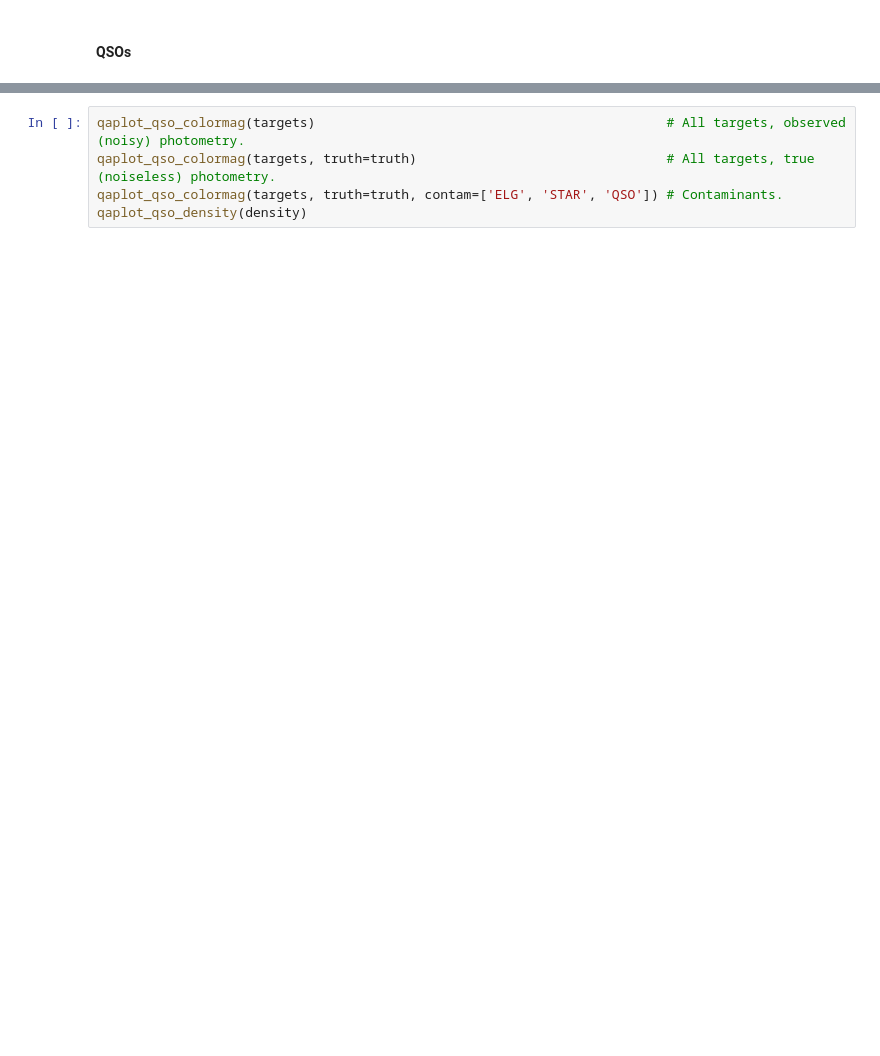
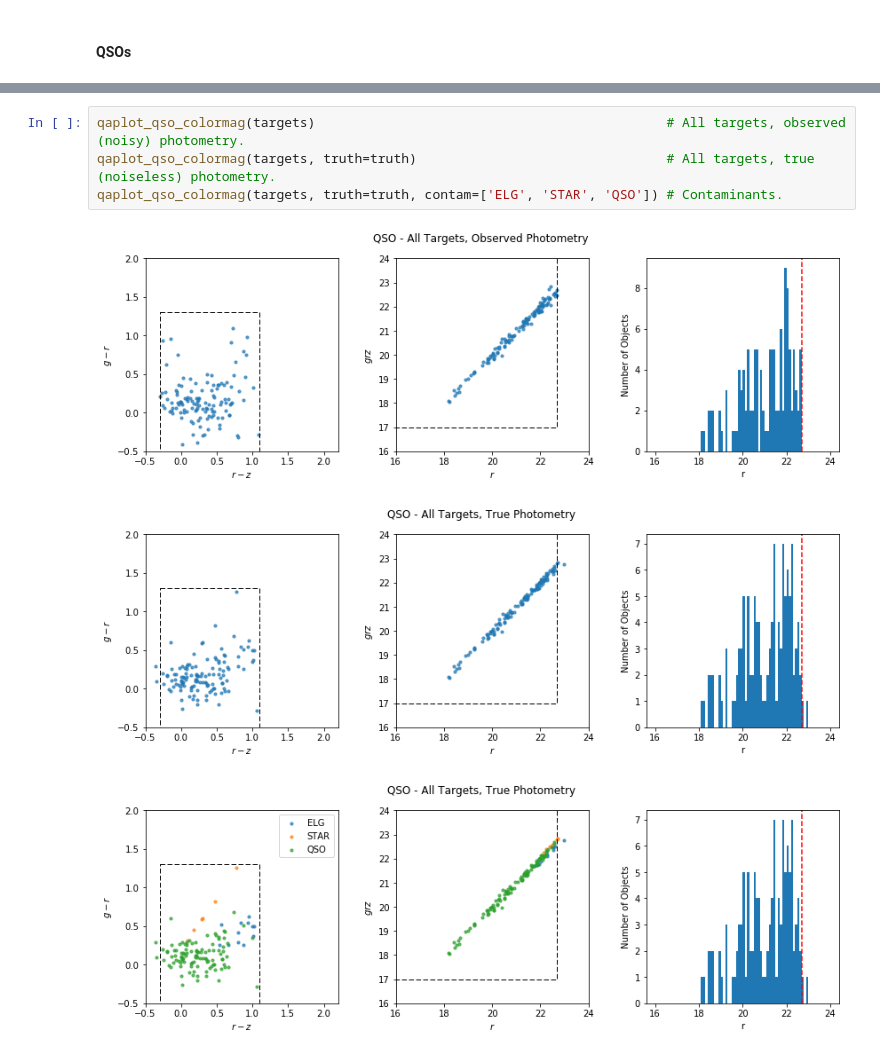
Before and after one commit to desihub/desitarget, a Jupyter notebook: doc/nb/mock-qa.ipynb, the cells around one changed output, grey strips where cells are left out. Saved outputs shown, nothing was run; the diff lists cells and outputs as text; blank space fills up the shorter version.

```diff
--- a/doc/nb/mock-qa.ipynb
+++ b/doc/nb/mock-qa.ipynb
@@ -692,5 +860,8 @@ qaplot_targets_sky(targets, truth, objtype, contam=('ELG', 'QSO', 'STAR'))
 # %%
 qaplot_qso_colormag(targets)                                             # All targets, observed (noisy) photometry.
 qaplot_qso_colormag(targets, truth=truth)                                # All targets, true (noiseless) photometry.
 qaplot_qso_colormag(targets, truth=truth, contam=['ELG', 'STAR', 'QSO']) # Contaminants.
-qaplot_qso_density(density)
+# %% [output]
+[figure, added]
+[figure, added]
+[figure, added]
```
Also changed, not shown: parts of 33 cells of this notebook, 2 other files.
